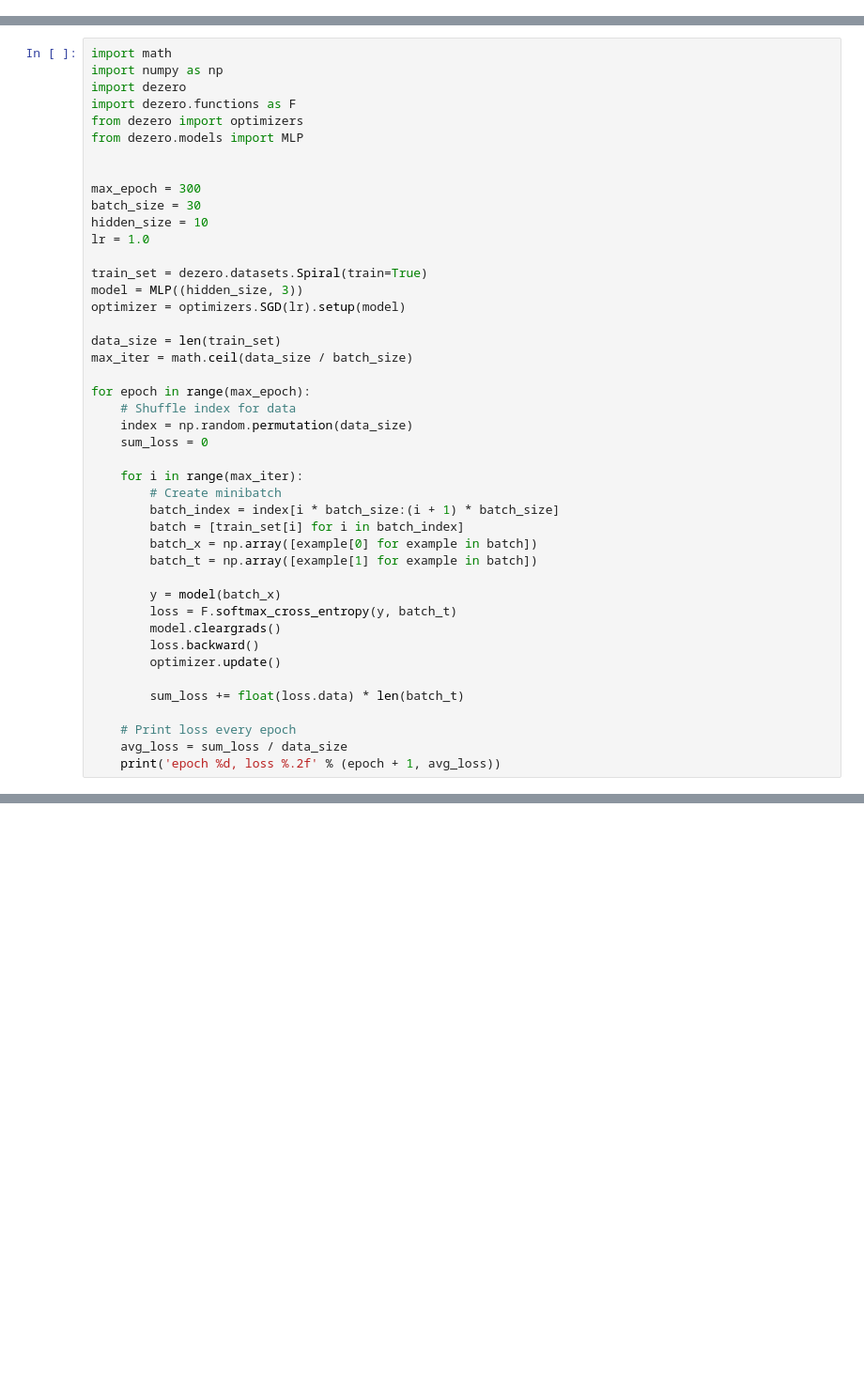
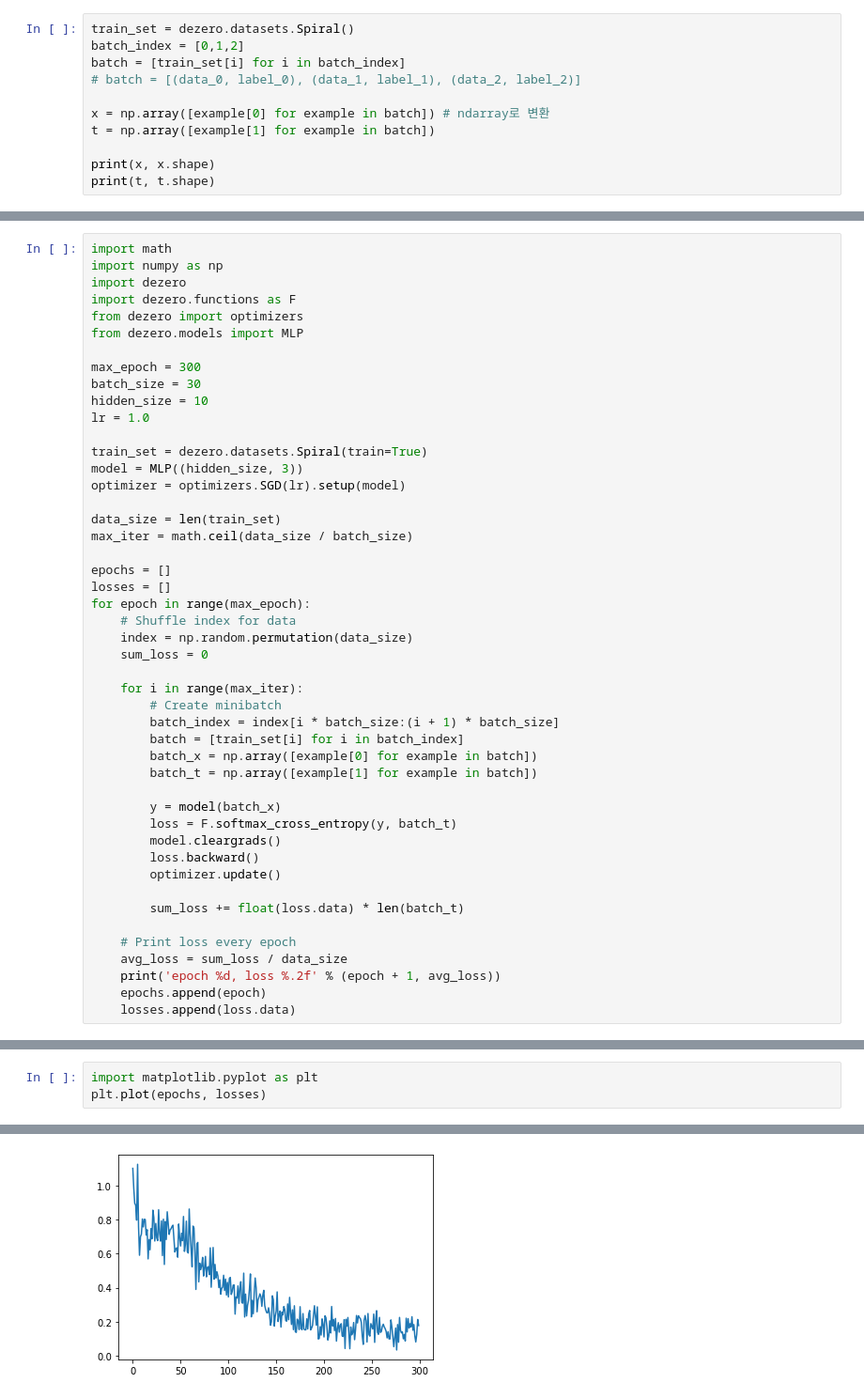
Before and after one commit to HyungJoo-Kwon/study, a Jupyter notebook: deep_learning/밑바닥부터 시작하는 딥러닝3/step49.ipynb, the cells around one changed output, grey strips where cells are left out. Shown: that part at 94% size. Saved outputs shown, nothing was run; the diff lists cells and outputs as text; blank space fills up the shorter version.

```diff
--- a/deep_learning/밑바닥부터 시작하는 딥러닝3/step49.ipynb
+++ b/deep_learning/밑바닥부터 시작하는 딥러닝3/step49.ipynb
@@ -25,0 +51,11 @@ class Dataset:
+# %%
+train_set = dezero.datasets.Spiral()
+batch_index = [0,1,2]
+batch = [train_set[i] for i in batch_index]
+# batch = [(data_0, label_0), (data_1, label_1), (data_2, label_2)]
+
+x = np.array([example[0] for example in batch]) # ndarray로 변환
+t = np.array([example[1] for example in batch])
+
+print(x, x.shape)
+print(t, t.shape)
@@ -30,7 +71,6 @@ import dezero
 import dezero.functions as F
 from dezero import optimizers
 from dezero.models import MLP
-
 
 max_epoch = 300
 batch_size = 30
@@ -44,6 +84,8 @@ optimizer = optimizers.SGD(lr).setup(model)
 data_size = len(train_set)
 max_iter = math.ceil(data_size / batch_size)
 
+epochs = []
+losses = []
 for epoch in range(max_epoch):
     # Shuffle index for data
     index = np.random.permutation(data_size)
@@ -67,3 +109,5 @@ for epoch in range(max_epoch):
     # Print loss every epoch
     avg_loss = sum_loss / data_size
     print('epoch %d, loss %.2f' % (epoch + 1, avg_loss))
+    epochs.append(epoch)
+    losses.append(loss.data)
@@ -69,0 +132,4 @@ for epoch in range(max_epoch):
+# %%
+import matplotlib.pyplot as plt
+plt.plot(epochs, losses)
+# %% [output]
@@ -69,0 +137 @@ for epoch in range(max_epoch):
+[figure, added]
```
Also changed, not shown: parts of 8 cells of this notebook.
